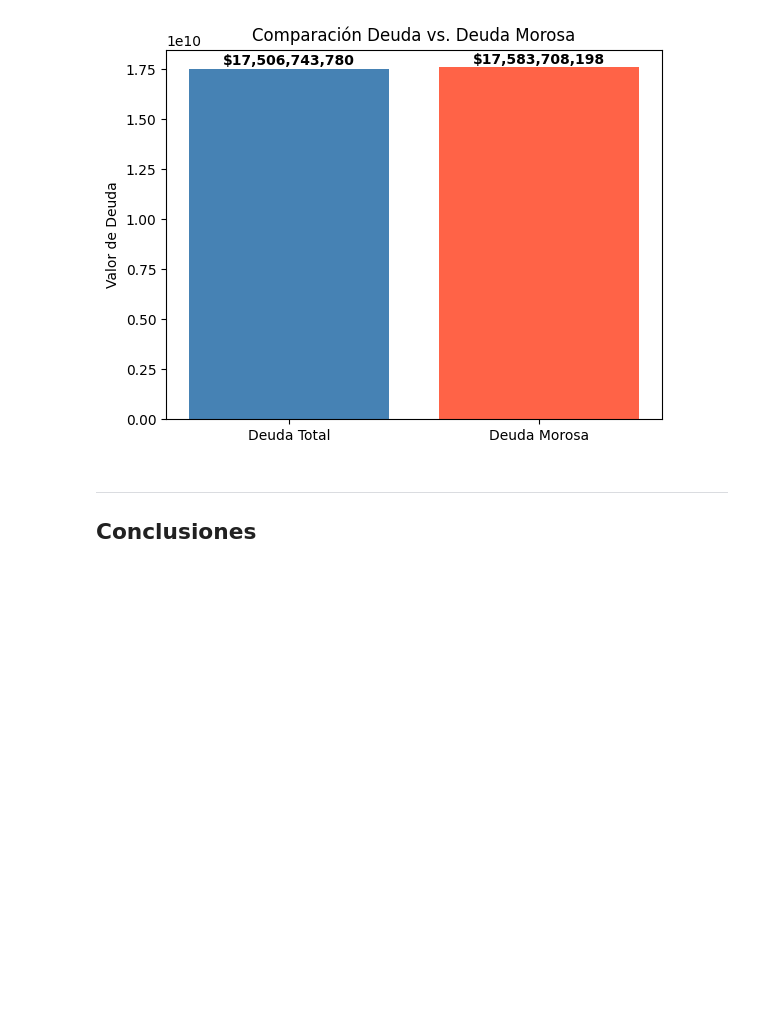
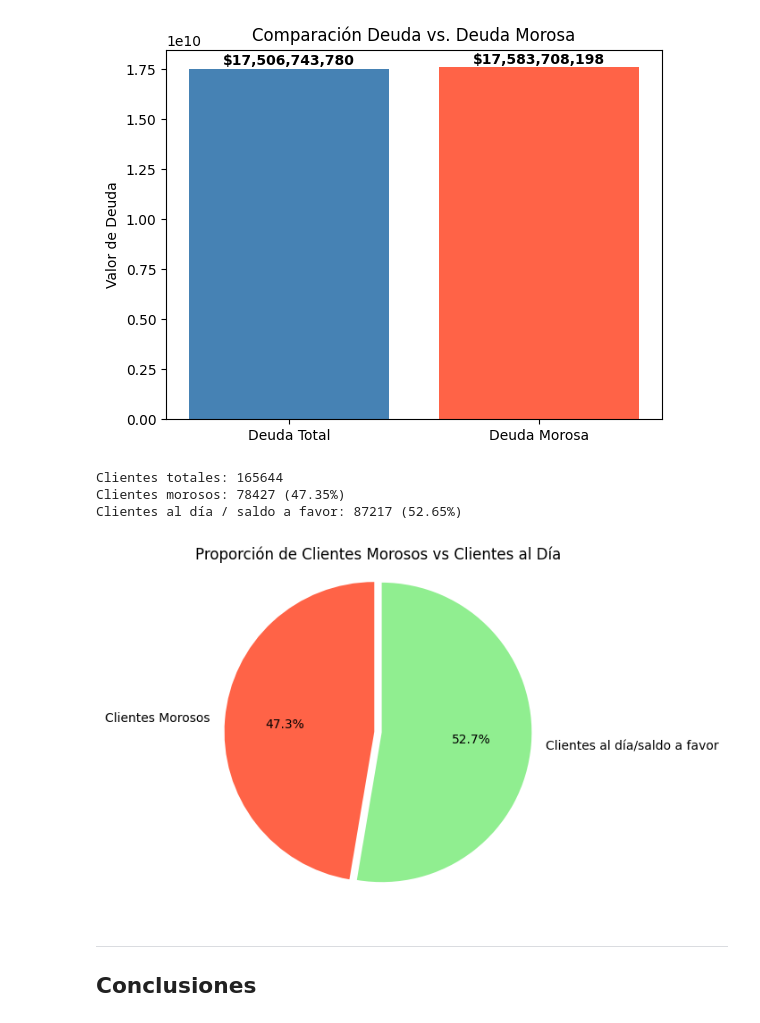
Before and after one commit to Joules17/EDA-Univariado, a Jupyter notebook: Univariado.ipynb, the cells around one changed output. Cells and saved outputs as stored; diff of their text form; code cells hidden in the pictures; blank space fills up the shorter version.

```diff
--- a/Univariado.ipynb
+++ b/Univariado.ipynb
@@ -314,6 +315,35 @@ for i, v in enumerate(valores):
 plt.show()
 # %% [output]
 [figure]
+# %%
+import matplotlib.pyplot as plt
+
+# Conteo de clientes morosos y al día
+clientes_morosos = df[df['DEUDA'] > 0]
+clientes_al_dia = df[df['DEUDA'] <= 0]
+
+n_morosos = len(clientes_morosos)
+n_al_dia = len(clientes_al_dia)
+total_clientes = len(df)
+
+print("Clientes totales:", total_clientes)
+print("Clientes morosos:", n_morosos, f"({n_morosos/total_clientes:.2%})")
+print("Clientes al día / saldo a favor:", n_al_dia, f"({n_al_dia/total_clientes:.2%})")
+
+# Datos para gráfico de torta
+valores = [n_morosos, n_al_dia]
+labels = ["Clientes Morosos", "Clientes al día/saldo a favor"]
+colors = ["tomato", "lightgreen"]
+
+plt.pie(valores, labels=labels, autopct="%1.1f%%", startangle=90, colors=colors, explode=(0.05,0))
+plt.title("Proporción de Clientes Morosos vs Clientes al Día")
+plt.axis("equal")  # Para que sea redondo
+plt.show()
+# %% [output]
+Clientes totales: 165644
+Clientes morosos: 78427 (47.35%)
+Clientes al día / saldo a favor: 87217 (52.65%)
+[figure, added]
 # %% [markdown]
 ---
 ## **Conclusiones**
```
Also changed, not shown: parts of 1 cell of this notebook.
